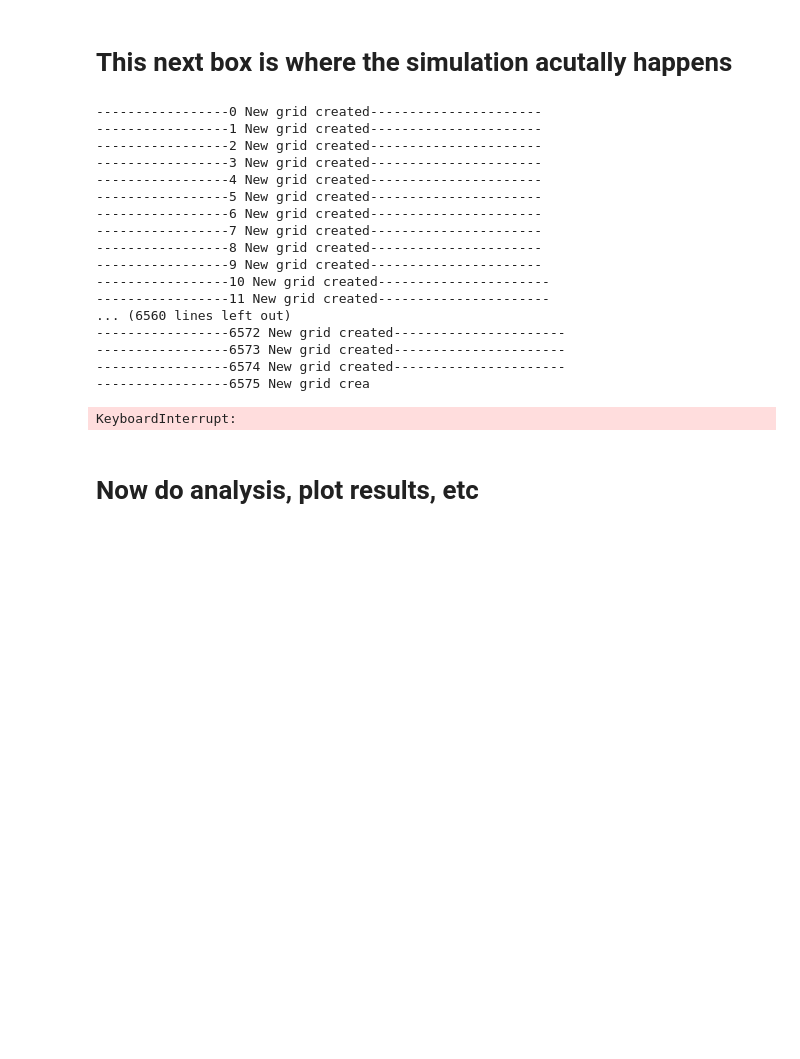
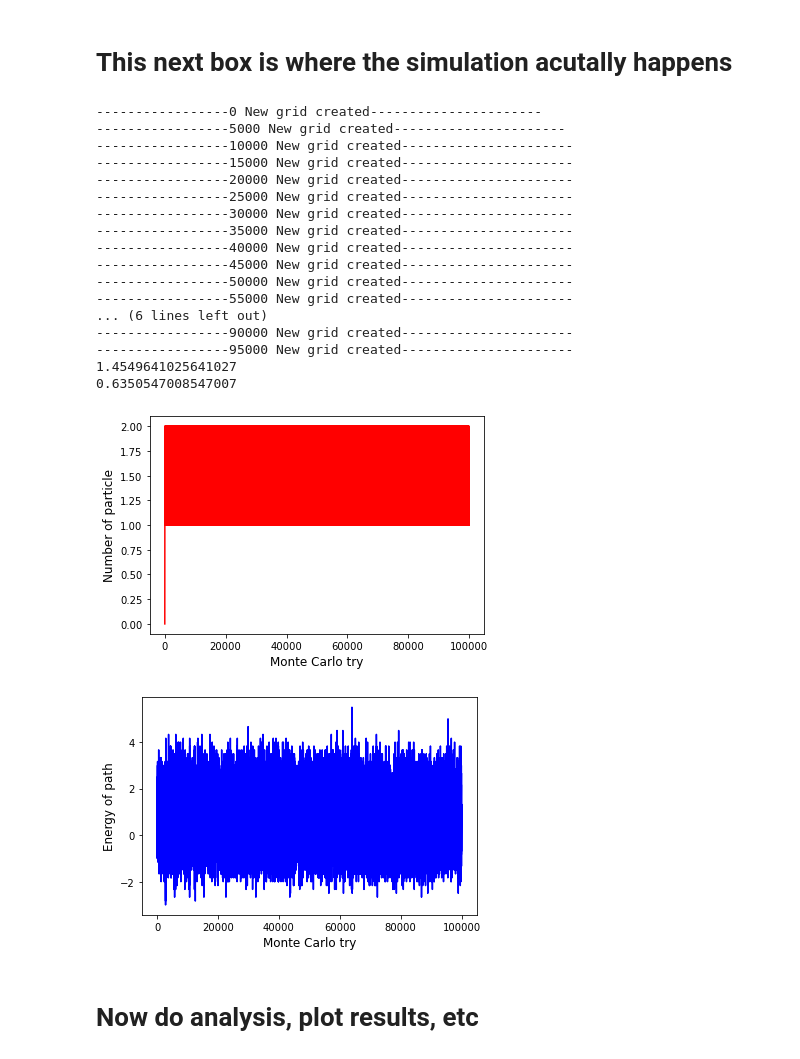
Before and after one commit to eren-guttentag/phys765_advanced_quantum, a Jupyter notebook: project1/problem2/worm_simulation.ipynb, the cells around one changed output. Cells and saved outputs as stored; diff of their text form; code cells hidden in the pictures; blank space fills up the shorter version.

```diff
--- a/project1/problem2/worm_simulation.ipynb
+++ b/project1/problem2/worm_simulation.ipynb
@@ -13,7 +13,7 @@ import random
 ###################################################### Simulation parameter setting ##########################################################################
 N = 2 # Number of total sites in one dimension
 mu = 1.4 # Chemical constant
-epsilon = 0.03
+epsilon = 0.002
 beta = 12 # beta is defined by 1/ (k * T) where T is the temperature, k is the Boltzmann constant
 num_time_steps = int(beta / epsilon)
 
@@ -84,23 +84,23 @@ def observables(pathed_grid):
         for y in _np.arange(N):
             for z in _np.arange(N):
                 # For each end location check if there is a path
-                time = (num_time_steps - 1) # Start at the end time of the grid and work backwards
+                time = 0 # Start at the first time of the grid and work forwards
                 loc = [x, y, z] # Location in space only
 
                 if pathed_grid[loc[0], loc[1], loc[2], time].is_particle:
                     num_particles += 1
 
                     # Go through the path
-                    while time > 0:
+                    while time <= (num_time_steps - 1): # Should we include time = 0 or not?
                         step = pathed_grid[loc[0], loc[1], loc[2], time] # The grid_location object where we are in path
 
-                        if step.where_particle_came_from[1] != 0: # If this is 0, there is no hopping
+                        if step.where_particle_is_going[1] != 0: # If this is 0, there is no hopping
                             num_hops += 1
 
                         # Update location to the previous step on the path
-                        loc[step.where_particle_came_from[0]] += step.where_particle_came_from[1]
-                        loc[step.where_particle_came_from[0]] %= N #isn't Python great that %= works just like += but for mod
-                        time -= 1
+                        loc[step.where_particle_is_going[0]] += step.where_particle_is_going[1]
+                        loc[step.where_particle_is_going[0]] %= N #isn't Python great that %= works just like += but for mod
+                        time = time + 1
 
     e_tilda = (2 * d * num_particles) - (num_hops / beta)
     weight = (weight_hop ** num_hops) * (weight_no_hop ** ((num_time_steps - 1) * num_particles - num_hops))
@@ -178,14 +178,14 @@ ax.scatter3D(*_np.array([[0,0,1], [0,1,0], [1,0,0]]))
 def unit_move_forward(loc, hop_axis, hop_direction, N, num_time_steps): # Temporal forward
     new_loc = loc.copy()
     new_loc[hop_axis] = (loc[hop_axis] + hop_direction) % N # Periodic condition
-    new_loc[3] = (loc[3] + 1) % num_time_steps
+    new_loc[3] = (loc[3] + 1) % (num_time_steps)
 
     return new_loc
 
 def unit_move_backward(loc, hop_axis, hop_direction, N, num_time_steps): # Temporal backward
     new_loc = loc.copy()
     new_loc[hop_axis] = (loc[hop_axis] + hop_direction) % N # Periodic condition
-    new_loc[3] = (loc[3] - 1) % num_time_steps
+    new_loc[3] = (loc[3] - 1) % (num_time_steps)
 
     return new_loc
 
@@ -259,7 +259,6 @@ def update_grid(pathed_grid):
     head = loc0.copy() # When copying the array, be careful with shallow & deep copy !!
     keep_going = True
 
-    counter = 0
     while keep_going:
         #print("hi", loc, facing_forward)
         if facing_forward:
@@ -287,15 +286,15 @@ def update_grid(pathed_grid):
                 hop_back_direction = current_grid_location.where_particle_came_from[1]
 
             # Particle removal (be careful with the hardcore boson violation condition)
-            if counter!=0 and current_grid_location.is_hardcore_boson_violated == False: current_grid_location.remove_particle() # If it is the initial backward try, we should not remove the particle
+            if current_grid_location.is_hardcore_boson_violated == False:
+                current_grid_location.remove_particle() # If it is the initial backward try, we should not remove the particle
 
             # Edge removal (be careful with the hardcore boson violation condition)
             if current_grid_location.is_hardcore_boson_violated == True:
                 current_grid_location.set_where_particle_came_from_hardcore_boson_violated(0, 0) # Remove the spatial hopping edge
+                current_grid_location.is_hardcore_boson_violated = False
             else:
                 current_grid_location.set_where_particle_came_from(0, 0)
-
-            current_grid_location.is_hardcore_boson_violated = False
 
             if random.uniform(0, 1) <= p_move_backward: # Move back proposal accepted
                 head = unit_move_backward(head, hop_back_axis, hop_back_direction, N, num_time_steps)
@@ -312,10 +311,6 @@ def update_grid(pathed_grid):
         # Now check whether we have arrive back at the place we started
         # I don't think it is possible to arrive back at the start without having finished the worm - I also agree (Jiyong)
         keep_going = (head != tail)
-        counter += 1
-
-    # Finally removing the particle at the tail
-    pathed_grid[tuple(tail)].remove_particle()
 
     return pathed_grid
 # %% [markdown]
@@ -372,51 +367,53 @@ for counter in range(num_trials):
     num_particles, e_tilda, weight = observables(grid)
     Ws.append(weight)
     ns.append(num_particles)
     es.append(e_tilda)
     grid = update_grid(grid)
 
-    print('-----------------' + str(counter) + ' New grid created----------------------')
+    #print('-----------------' + str(counter) + ' New grid created----------------------')
+    if ((counter % 5000) == 0): print('-----------------' + str(counter) + ' New grid created----------------------')
 
 Monte_Carlo_try = range(num_trials)
 _plt.rcParams['figure.facecolor'] = 'white'
 _plt.plot(Monte_Carlo_try, ns, 'r')
 _plt.xlabel('Monte Carlo try', fontsize = 12)
 _plt.ylabel('Number of particle', fontsize = 12)
 
 _plt.figure()
 _plt.plot(Monte_Carlo_try, es, 'b')
 _plt.xlabel('Monte Carlo try', fontsize = 12)
 _plt.ylabel('Energy of path', fontsize = 12)
 
 block_size = 2500
 
 ns = ns[2500:]
 es = es[2500:]
 
 ns_block = block(ns, block_size)
 es_block = block(es, block_size)
 
 print(total_block_average(ns_block))
 print(total_block_average(es_block))
 # %% [output]
 -----------------0 New grid created----------------------
------------------1 New grid created----------------------
------------------2 New grid created----------------------
------------------3 New grid created----------------------
------------------4 New grid created----------------------
------------------5 New grid created----------------------
------------------6 New grid created----------------------
------------------7 New grid created----------------------
------------------8 New grid created----------------------
------------------9 New grid created----------------------
------------------10 New grid created----------------------
------------------11 New grid created----------------------
-... (6560 lines left out)
------------------6572 New grid created----------------------
------------------6573 New grid created----------------------
------------------6574 New grid created----------------------
------------------6575 New grid crea
+-----------------5000 New grid created----------------------
+-----------------10000 New grid created----------------------
+-----------------15000 New grid created----------------------
+-----------------20000 New grid created----------------------
+-----------------25000 New grid created----------------------
+-----------------30000 New grid created----------------------
+-----------------35000 New grid created----------------------
+-----------------40000 New grid created----------------------
+-----------------45000 New grid created----------------------
+-----------------50000 New grid created----------------------
+-----------------55000 New grid created----------------------
+... (6 lines left out)
+-----------------90000 New grid created----------------------
+-----------------95000 New grid created----------------------
+1.4549641025641027
+0.6350547008547007
-KeyboardInterrupt:
+[figure, added]
+[figure, added]
 # %% [markdown]
 # Now do analysis, plot results, etc
 # %%
```
Also changed, not shown: parts of 3 cells of this notebook.
